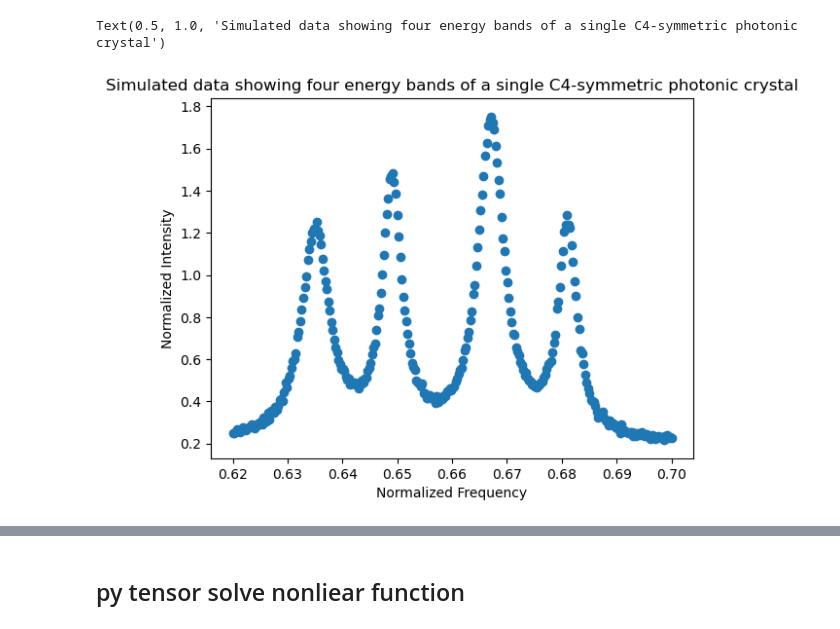
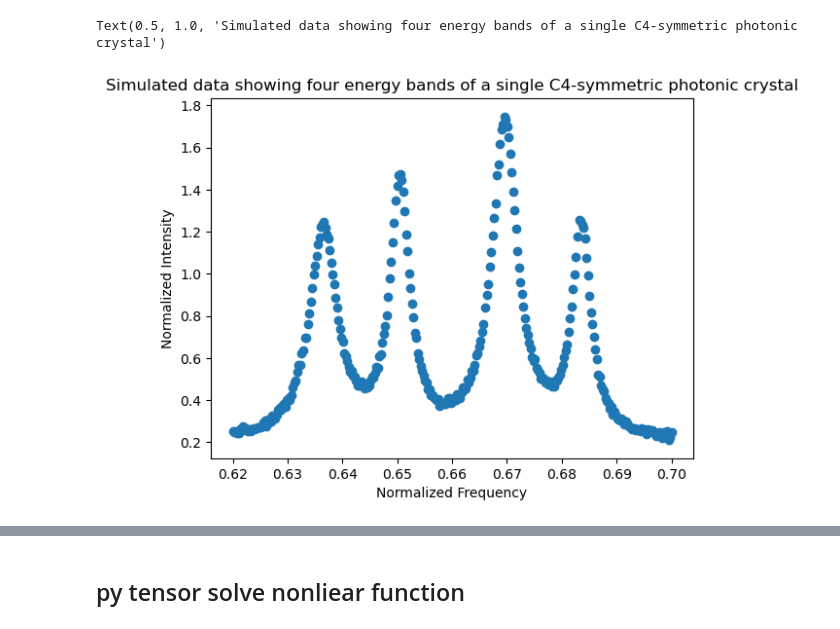
Before and after one commit to phys201/Hamiltonian-photonic-crystal, a Jupyter notebook: Documentation_Fan.ipynb, the cells around one changed output, grey strips where cells are left out. Saved outputs shown, nothing was run; the diff lists cells and outputs as text; code cells hidden in the pictures.

```diff
--- a/Documentation_Fan.ipynb
+++ b/Documentation_Fan.ipynb
@@ -194,36 +158,38 @@ simu_normf = np.linspace(0.62,0.70,N)    # create normalized frequency, "x" vari
 #set all hamiltonian parameters as some constants
 u11 = 0.007
 u20 = 1e-5
+e0 = 0.66
+de = 0.015
 A0 = 0.2
 A1 = 1
 A2 = 1.2
 A3 = 1.5
 A4 = 1
 [A1,A2,A3,A4] = [1,1.2,1.5,1]
 #sigma_L = 0.002
 [W1,W2,W3,W4] = [0.003,0.0021,0.0028,0.002]
-theta = [u11, u20, A0, A1, A2, A3, A4, W1,W2,W3,W4]
+theta = [u11, u20, e0,de, A0, A1, A2, A3, A4, W1,W2,W3,W4]
 
 #create normalized intensity
 line = fit_curve(simu_normf, theta)
 
 #create noise
 sigma_noise = 0.01
 noise = np.random.normal(0, sigma_noise, N)
 
 #create data array
 simu_data = xr.Dataset(data_vars = {'spectrum': ('normf', line + noise),
                                   'spectrum_std': ('normf', [sigma_noise]*N)},
                      coords = { 'normf': simu_normf})
 
 #plot the simulated data to visualize the four peaks
 plt.errorbar(simu_normf, line + noise, sigma_noise, fmt='o')
 plt.xlabel('Normalized Frequency')
 plt.ylabel('Normalized Intensity')
 plt.title('Simulated data showing four energy bands of a single C4-symmetric photonic crystal')
 # %% [output]
 Text(0.5, 1.0, 'Simulated data showing four energy bands of a single C4-symmetric photonic crystal')
-[figure, old version]
+[figure, new version]
 # %%
 #guess the prior bounds
 prior_W = [0.0005,0.005]
```
Also changed, not shown: parts of 9 cells of this notebook, 1 other file.
